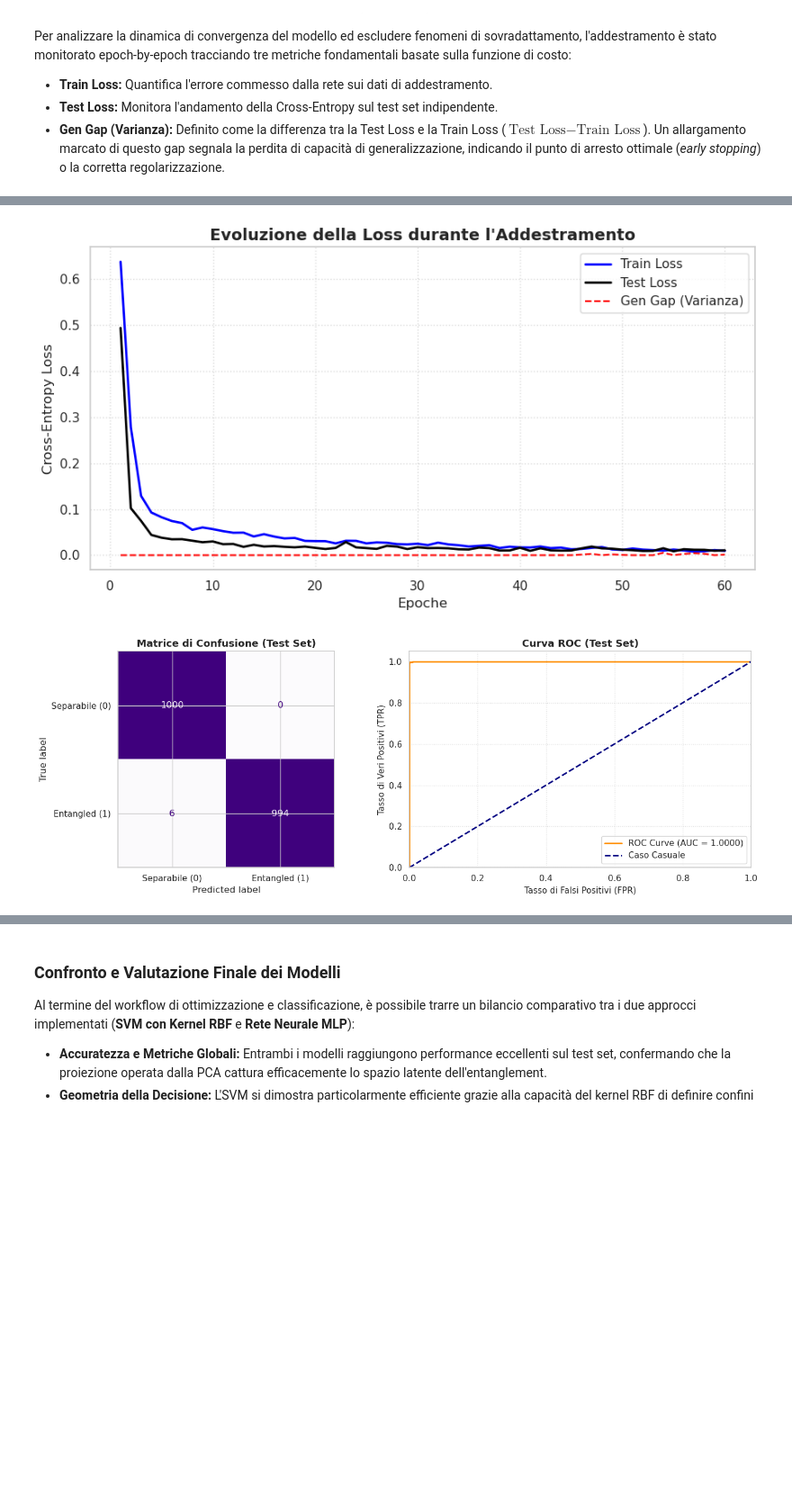
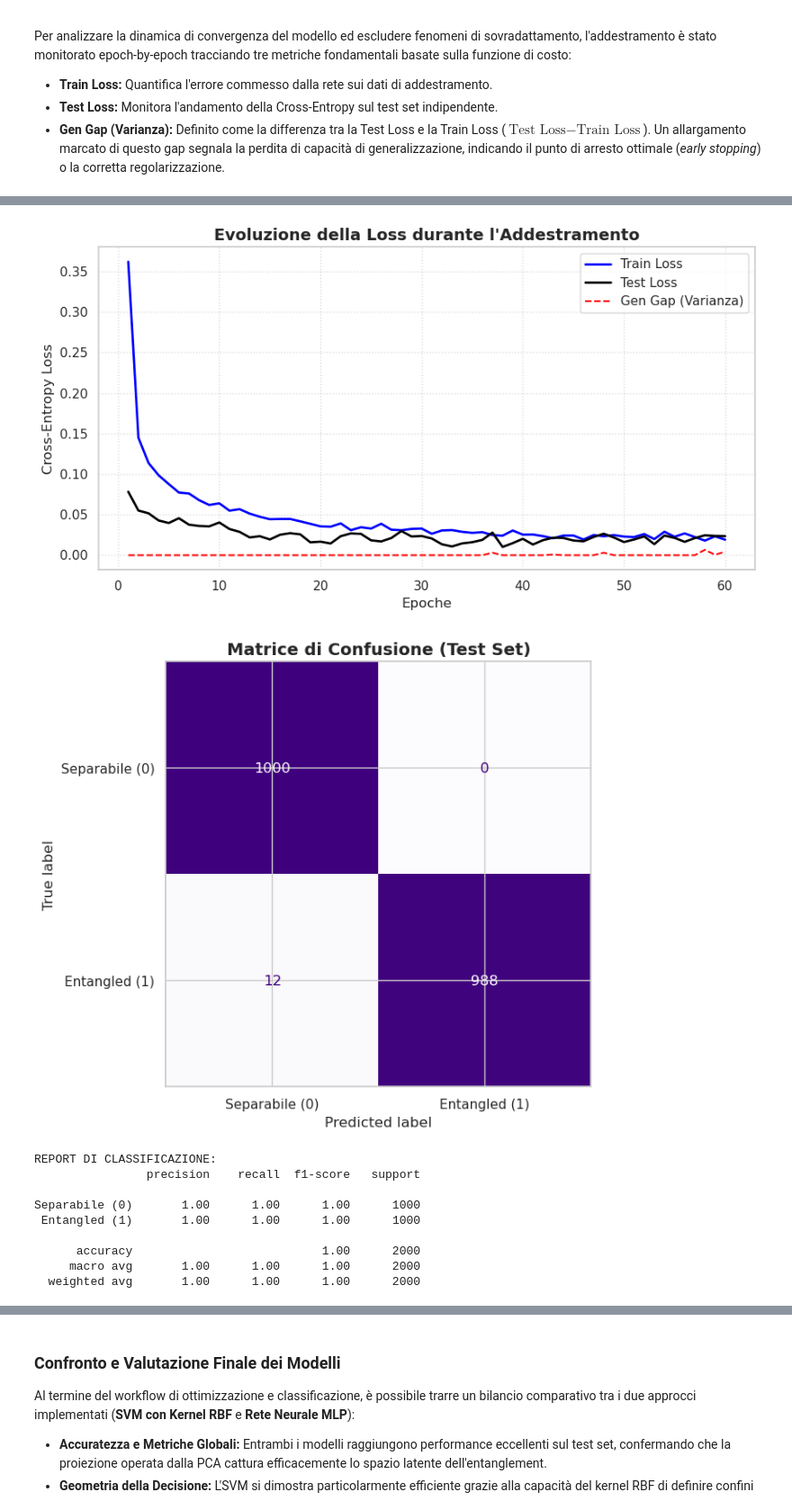
Before and after one commit to elered/Machine_Learning_Project, a Jupyter notebook: Esame (Copy).ipynb, the cells around one changed output, grey strips where cells are left out. Shown at 90% size. Drawn from its saved outputs; the diff is of its cells as text; code cells hidden in the pictures; blank space fills up the shorter version.

```diff
--- a/Esame (Copy).ipynb
+++ b/Esame (Copy).ipynb
@@ -526,7 +563,7 @@ La capacità di generalizzazione della rete neurale è fortemente influenzata da
 optuna.logging.set_verbosity(optuna.logging.WARNING)
 
 X_tr_ent, X_te_ent, y_tr_ent, y_te_ent = train_test_split(
-    X_scaled, y_ent, test_size=0.2, random_state=42, stratify=y_ent
+    X_pca, y_ent, test_size=0.2, random_state=42, stratify=y_ent
 )
 
 X_train_sub, X_val, y_train_sub, y_val = train_test_split(
@@ -547,7 +584,7 @@ val_loader = DataLoader(
 device = torch.device("cuda" if torch.cuda.is_available() else "cpu")
 
 def objective(trial):
-    model = create_model(trial, in_features=X_scaled.shape[1]).to(device)
+    model = create_model(trial, in_features=X_pca.shape[1]).to(device)
     lr = trial.suggest_float("lr", 1e-4, 1e-2, log=True)
     weight_decay = trial.suggest_float("weight_decay", 1e-6, 1e-2, log=True)
 
@@ -756,38 +792,55 @@ Separabile (0)       0.99      1.00      1.00      1000
 # %%
 plt.figure(figsize=(9, 5))
 plt.plot(epochs_range, train_losses, color="blue", lw=2, label="Train Loss")
 plt.plot(epochs_range, test_losses, color="black", lw=2, label="Test Loss")
 plt.plot(epochs_range, gen_gaps, color="red", lw=1.5, linestyle="--", label="Gen Gap (Varianza)")
 plt.title("Evoluzione della Loss durante l'Addestramento", fontsize=14, fontweight="bold")
 plt.xlabel("Epoche", fontsize=12)
 plt.ylabel("Cross-Entropy Loss", fontsize=12)
 plt.grid(True, linestyle=":", alpha=0.7)
 plt.legend(fontsize=11)
 plt.tight_layout()
 plt.savefig('mlp_training_loss_and_gen_gap.png', dpi=300, bbox_inches='tight')
 plt.show()
 
-
-fig, axes = plt.subplots(1, 2, figsize=(14, 5))
-
+plt.figure(figsize=(8, 6))
 cm = confusion_matrix(y_te_ent, preds)
 disp = ConfusionMatrixDisplay(confusion_matrix=cm, display_labels=labels)
-disp.plot(ax=axes[0], cmap="Purples", values_format='d', colorbar=False)
-axes[0].set_title("Matrice di Confusione (Test Set)", fontsize=13, fontweight="bold")
 
-axes[1].plot(fpr, tpr, color="darkorange", lw=2, label=f"ROC Curve (AUC = {auc_val:.4f})")
-axes[1].plot([0, 1], [0, 1], color="navy", lw=2, linestyle="--", label="Caso Casuale")
-axes[1].set_xlim([0.0, 1.0])
-axes[1].set_ylim([0.0, 1.05])
-axes[1].set_xlabel("Tasso di Falsi Positivi (FPR)", fontsize=11)
-axes[1].set_ylabel("Tasso di Veri Positivi (TPR)", fontsize=11)
-axes[1].set_title("Curva ROC (Test Set)", fontsize=13, fontweight="bold")
-axes[1].legend(loc="lower right", fontsize=11)
-axes[1].grid(True, linestyle=":", alpha=0.7)
-
+disp.plot(cmap="Purples", values_format='d', ax=plt.gca(), colorbar=False)
+plt.title('Matrice di Confusione (Test Set)', fontsize=14, fontweight='bold')
 plt.tight_layout()
 plt.savefig('mlp_confusion_and_roc.png', dpi=300, bbox_inches='tight')
 plt.show()
+
+print("\nREPORT DI CLASSIFICAZIONE:")
+print(classification_report(y_test, y_pred, target_names=labels, zero_division=0))
+
+plt.figure(figsize=(8, 6))
+
+plt.plot(fpr, tpr, color='purple', lw=2.5, label=f'MLP (AUC = {auc_ent:.4f})')
+plt.plot([0, 1], [0, 1], color='gray', linestyle='--', lw=1.5, label='Classificatore Casuale (AUC = 0.50)')
+plt.title('Curva ROC - Classificazione Entanglement', fontsize=13, fontweight='bold', pad=10)
+plt.xlabel('False Positive Rate (FPR / Falsi Allarmi)', fontsize=11)
+plt.ylabel('True Positive Rate (TPR / Recall)', fontsize=11)
+plt.xlim([-0.01, 1.01])
+plt.ylim([-0.01, 1.01])
+plt.grid(True, linestyle=':', alpha=0.6)
+plt.legend(loc='lower right', fontsize=10, frameon=True, shadow=True)
+plt.tight_layout()
+plt.savefig('roc_curve_entanglement_mlp.png', dpi=300, bbox_inches='tight')
+plt.show()
+
+print(f"Risultati AUC:\n- Entanglement: {auc_ent:.4f}")
 # %% [output]
-[figure, old version]
+[figure, new version]
-[figure, old version]
+[figure, new version]
+REPORT DI CLASSIFICAZIONE:
+                precision    recall  f1-score   support
+
+Separabile (0)       1.00      1.00      1.00      1000
+ Entangled (1)       1.00      1.00      1.00      1000
+
+      accuracy                           1.00      2000
+     macro avg       1.00      1.00      1.00      2000
+  weighted avg       1.00      1.00      1.00      2000
```
Also changed, not shown: parts of 16 cells of this notebook, 12 other files.
